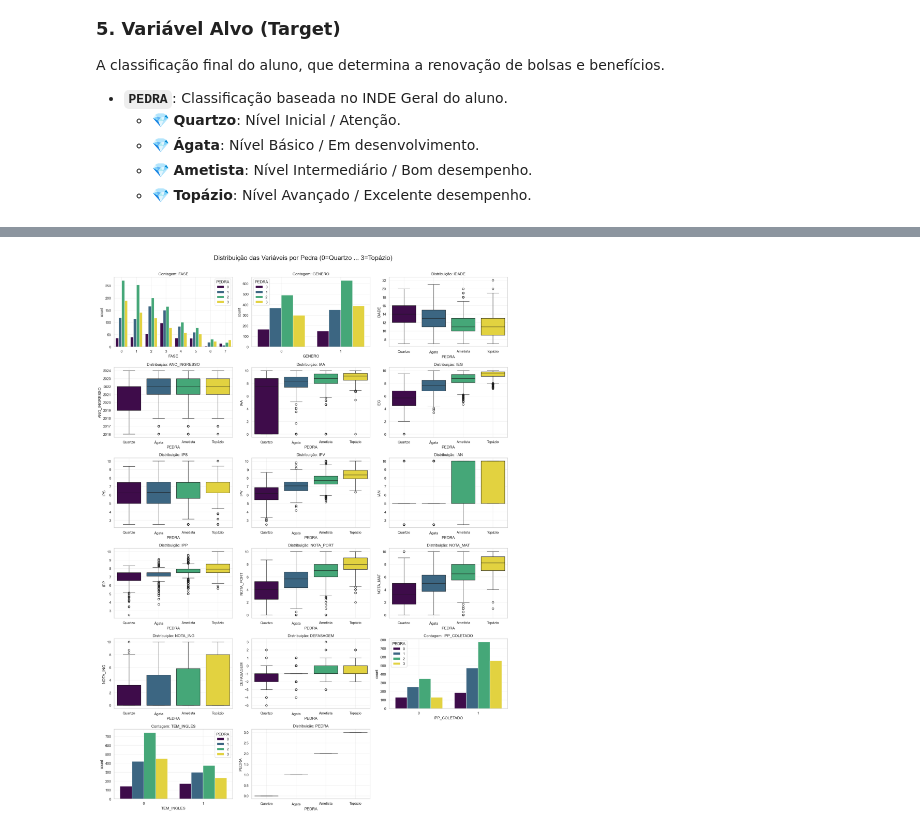
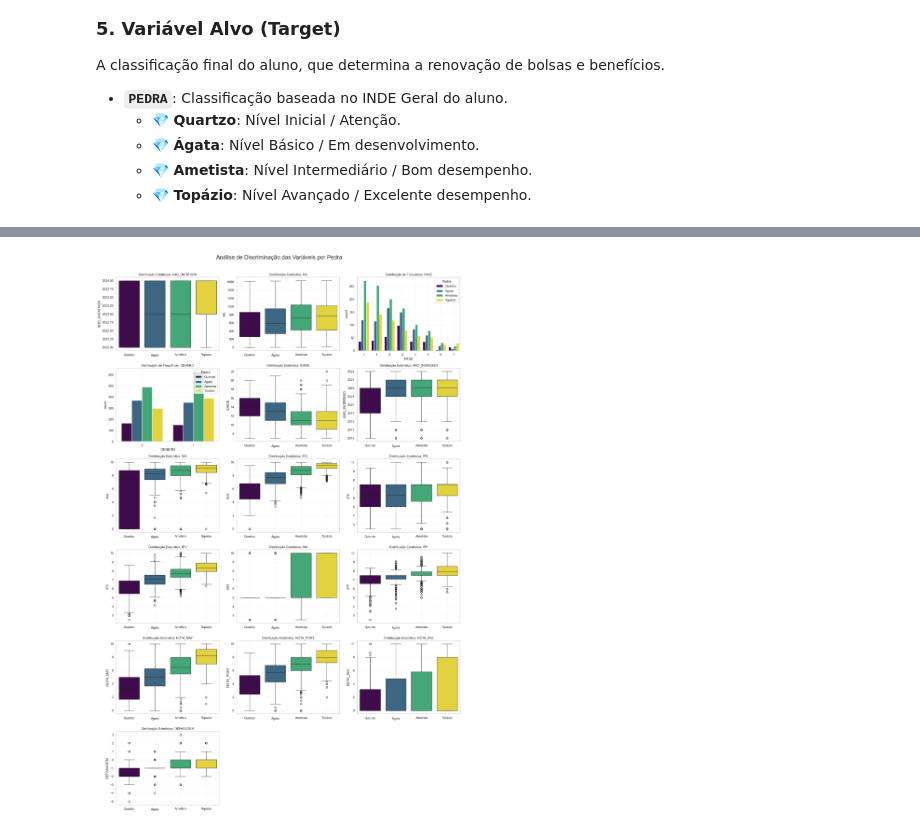
Before and after one commit to Lakand/Datathon-MLET, a Jupyter notebook: notebooks/exploracao_dados.ipynb, the cells around one changed output, grey strips where cells are left out. Cells and saved outputs as stored; diff of their text form; code cells hidden in the pictures.

```diff
--- a/notebooks/exploracao_dados.ipynb
+++ b/notebooks/exploracao_dados.ipynb
@@ -520,52 +551,48 @@ Coluna 'FASE_IDEAL' removida (Informação já contida em IDADE).
 # %%
-# --- B. BOXPLOTS DE TODAS AS VARIÁVEIS (Cruzando com a Pedra) ---
+# ==============================================================================
+# ANÁLISE BIVARIADA: VISUALIZAÇÃO DE DISTRIBUIÇÕES POR CLASSE (PEDRA)
+# ==============================================================================
 import math
-import matplotlib.pyplot as plt
-import seaborn as sns
 
-# Definindo colunas que devem ser tratadas como Categóricas (Barras)
-cols_categoricas = ['GENERO', 'TEM_INGLES', 'IPP_COLETADO', 'FASE']
+COLS_CATEGORICAS = ['GENERO', 'TEM_INGLES', 'IPP_COLETADO', 'FASE']
 
-# --- CORREÇÃO PRINCIPAL ---
-# Filtramos a lista 'cols_existentes' para manter APENAS o que ainda está no df_final.
-# Isso remove automaticamente a 'FASE_IDEAL' ou qualquer outra que você tenha excluído.
-cols_existentes = [c for c in cols_existentes if c in df_final.columns]
+features_plot = [c for c in cols_existentes if c in df_final.columns and c != 'PEDRA']
 
-# Vamos criar um grid dinâmico de gráficos
-num_vars = len(cols_existentes)
-cols_grid = 3  # 3 gráficos por linha
-rows_grid = math.ceil(num_vars / cols_grid)
+n_cols = 3
+n_rows = math.ceil(len(features_plot) / n_cols)
+fig, axes = plt.subplots(n_rows, n_cols, figsize=(18, n_rows * 4.5))
+axes = axes.flatten() # Vetoriza a matriz de eixos para facilitar iteração
 
-plt.figure(figsize=(18, rows_grid * 4)) # Altura ajustável
-plt.suptitle("Distribuição das Variáveis por Pedra (0=Quartzo ... 3=Topázio)", fontsize=20, y=1.005)
+LABEL_MAP = {0: 'Quartzo', 1: 'Ágata', 2: 'Ametista', 3: 'Topázio'}
 
-# Mapeamento para os rótulos do eixo X ficarem bonitos
-labels_pedra = {0: 'Quartzo', 1: 'Ágata', 2: 'Ametista', 3: 'Topázio'}
+plt.suptitle("Análise de Discriminação das Variáveis por Pedra", fontsize=20, y=1.01)
 
-for i, col in enumerate(cols_existentes):
-    ax = plt.subplot(rows_grid, cols_grid, i + 1)
+for i, col in enumerate(features_plot):
+    ax = axes[i]
 
-    # Verifica se a coluna atual é categórica
-    if col in cols_categoricas:
-        # Gráfico de Contagem (Barras)
+    if col in COLS_CATEGORICAS:
         sns.countplot(data=df_final, x=col, hue='PEDRA', palette='viridis', ax=ax)
-        ax.set_title(f"Contagem: {col}")
+        ax.set_title(f"Distribuição de Frequência: {col}", fontsize=11)
+
+        handles, labels = ax.get_legend_handles_labels()
+        new_labels = [LABEL_MAP.get(int(float(l)), l) for l in labels]
+        ax.legend(handles, new_labels, title='Pedra', loc='upper right')
 
     else:
-        # Boxplot normal para variáveis contínuas
-        # hue='PEDRA' e legend=False evitam o erro futuro do Seaborn
-        sns.boxplot(data=df_final, x='PEDRA', y=col, hue='PEDRA', palette='viridis', legend=False, ax=ax)
-        ax.set_title(f"Distribuição: {col}")
+        sns.boxplot(data=df_final, x='PEDRA', y=col, palette='viridis', hue='PEDRA', legend=False, ax=ax)
+        ax.set_title(f"Distribuição Estatística: {col}", fontsize=11)
 
-        # Fixar os ticks antes de mudar os labels
-        valores_unicos_pedra = sorted(df_final['PEDRA'].unique())
-        ax.set_xticks(valores_unicos_pedra)
-        ax.set_xticklabels([labels_pedra.get(x, x) for x in valores_unicos_pedra])
+        current_ticks = ax.get_xticks()
+        ax.set_xticklabels([LABEL_MAP.get(int(t), t) for t in current_ticks])
+        ax.set_xlabel("")
 
-    ax.grid(True, alpha=0.3)
+    ax.grid(True, alpha=0.2, linestyle='--')
+
+for j in range(i + 1, len(axes)):
+    fig.delaxes(axes[j])
 
 plt.tight_layout()
 plt.show()
 # %% [output]
-[figure, old version]
+[figure, new version]
 # %%
```
Also changed, not shown: parts of 23 cells of this notebook, 2 other files.
